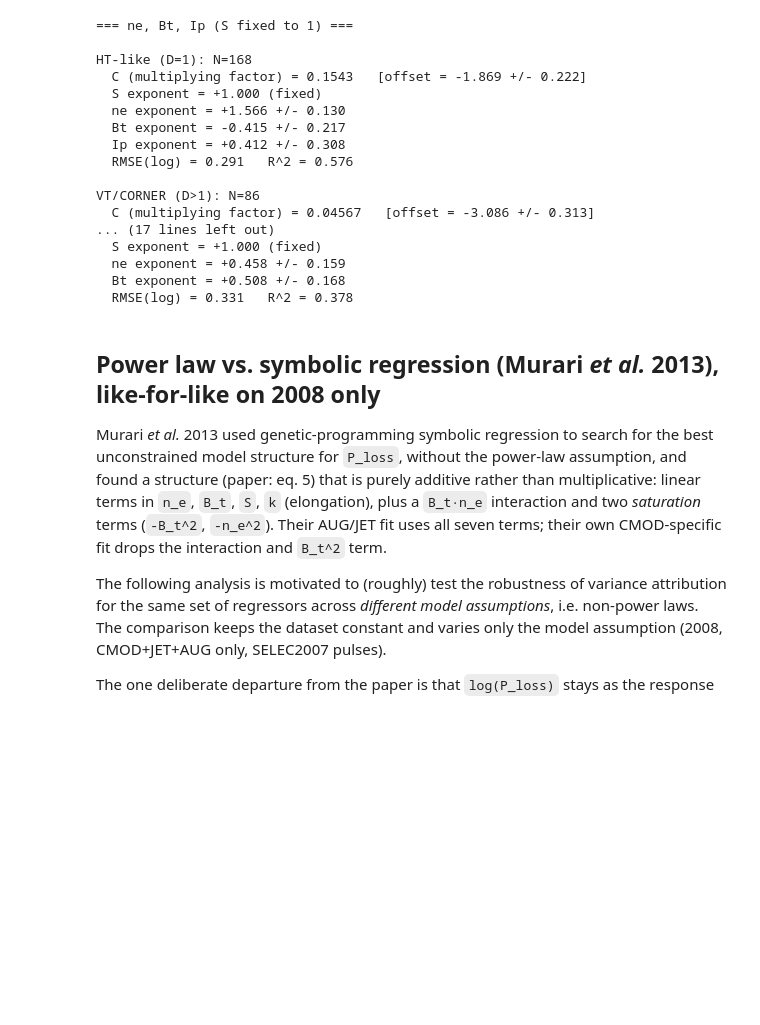
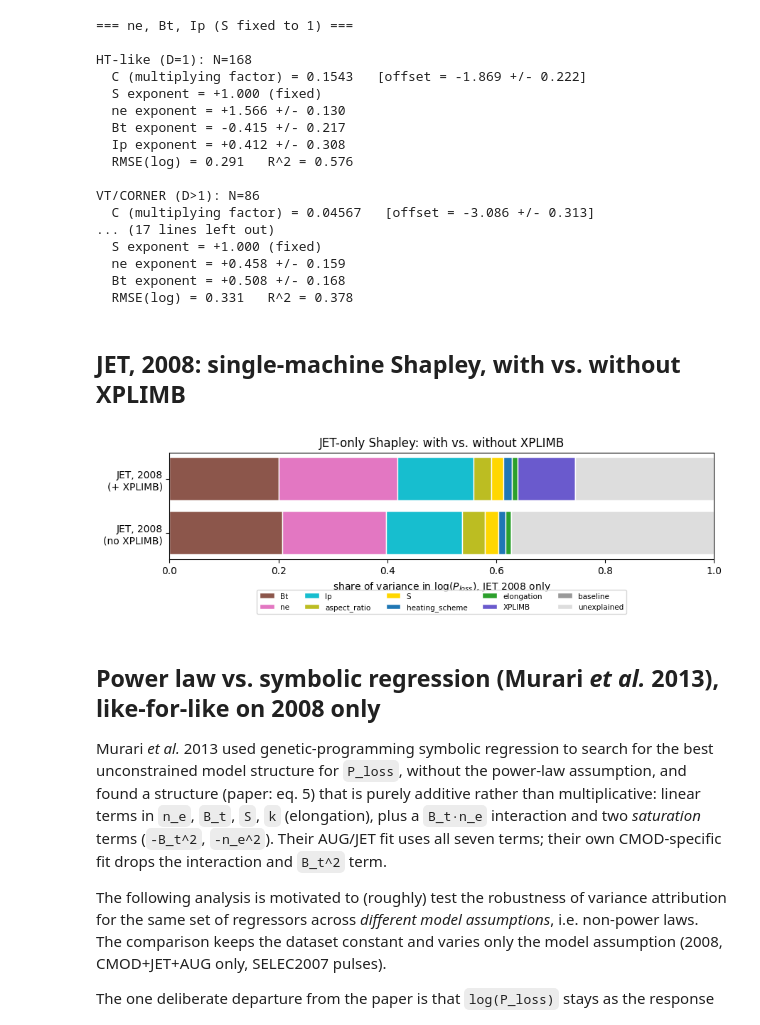
Before and after one commit to fionncur/IDStools, a Jupyter notebook: notebooks/threshold_variance_attribution.ipynb, the cells around one changed output. Saved outputs shown, nothing was run; the diff lists cells and outputs as text; code cells hidden in the pictures; blank space fills up the shorter version.

```diff
--- a/notebooks/threshold_variance_attribution.ipynb
+++ b/notebooks/threshold_variance_attribution.ipynb
@@ -86,8 +86,8 @@ def _path(md: dict, *keys: str, n: int) -> np.ndarray:
 
 
 def _temp(md: dict, *names: str, n: int) -> np.ndarray:
-    """First matching temporary-IDS quantity: dbvariable.<name> or standard_name.<name>."""
-    for bucket in ("dbvariable", "standard_name"):
+    """First matching temporary-IDS quantity: db_variable.<name> or standard_name.<name>."""
+    for bucket in ("db_variable", "standard_name"):
         for name in names:
             v = md.get(bucket, {}).get(name)
             if v is not None:
@@ -101,7 +101,7 @@ def load_pooled(dataset: str, selec_key: str, machines: list[str]) -> np.ndarray
     for machine in machines:
         sims = db.query_meta([
             ("dataset", dataset, QueryType.EQ), ("machine", machine, QueryType.EQ),
-            (f"dbvariable.{selec_key}", "1", QueryType.EQ),
+            (f"db_variable.{selec_key}", "1", QueryType.EQ),
         ])
         for sim in sims:
             md = sim.meta_dict()
@@ -119,9 +119,10 @@ def load_pooled(dataset: str, selec_key: str, machines: list[str]) -> np.ndarray
             rgeo = _path(md, "boundary", "geometric_axis_r", "value", n=n)
             amin = _path(md, "boundary", "minor_radius", "value", n=n)
             ip = _path(md, "global_quantities", "ip", "value", n=n)
+            xplimb = _temp(md, "XPLIMB", n=n)  # tc26 JET only
 
             n_slices = min(len(a) for a in
-                            (selec, bt, ne, plth, pl, splasma, meff, kappa, rgeo, amin, ip))
+                            (selec, bt, ne, plth, pl, splasma, meff, kappa, rgeo, amin, ip, xplimb))
             if n_slices == 0:
                 continue
             sel_mask = selec[:n_slices] == 1
@@ -129,17 +130,18 @@ def load_pooled(dataset: str, selec_key: str, machines: list[str]) -> np.ndarray
                 continue
             pl_eff = np.where(np.isnan(plth[:n_slices]), pl[:n_slices], plth[:n_slices])
             wall_idx = md.get("wall", {}).get("material", {}).get("index", np.nan)
-            auxheat_raw = md.get("dbvariable", {}).get("AUXHEAT")
-            divcon_raw = md.get("dbvariable", {}).get("DIVCON")  # tc26 JET only
+            auxheat_raw = md.get("db_variable", {}).get("AUXHEAT")
+            divcon_raw = md.get("db_variable", {}).get("DIVCON")  # tc26 JET only
             for i in np.nonzero(sel_mask)[0]:
                 ah = auxheat_raw[i] if auxheat_raw is not None and i < len(auxheat_raw) else None
                 dc = divcon_raw[i] if divcon_raw is not None and i < len(divcon_raw) else None
                 rows.append((machine, bt[i], ne[i], pl_eff[i], splasma[i], meff[i], kappa[i],
-                             rgeo[i], amin[i], ip[i], wall_idx, ah, dc))
+                             rgeo[i], amin[i], ip[i], wall_idx, ah, dc, xplimb[i]))
 
     dtype = [("machine", "U4"), ("bt", float), ("ne", float), ("pl", float), ("s", float),
              ("meff", float), ("kappa", float), ("rgeo", float), ("amin", float),
-             ("ip", float), ("wall_idx", float), ("auxheat", object), ("divcon", object)]
+             ("ip", float), ("wall_idx", float), ("auxheat", object), ("divcon", object),
+             ("XPLIMB", float)]
     return np.array(rows, dtype=dtype)
 
 
@@ -233,7 +235,7 @@ component_colors = {
     "Ip": "tab:cyan", "heating_scheme": "tab:blue", "machine_offset": "tab:purple",
     "machine_ip": "tab:cyan", "machine_bt": "tab:brown", "machine_ne": "tab:pink",
     "divcon_offset": "tab:red", "divcon_bt": "tab:brown", "divcon_ip": "tab:cyan", "divcon_ne": "tab:pink",
-    "isotope_mass": "indigo",
+    "isotope_mass": "indigo", "XPLIMB": "slateblue",
     "Bt_ne_interaction": "darkslategray", "Bt_saturation": "firebrick", "ne_saturation": "peru",
     "unexplained": "#dddddd",
 }
@@ -521,6 +523,47 @@ VT/CORNER (D>1): N=86
   ne exponent = +0.458 +/- 0.159
   Bt exponent = +0.508 +/- 0.168
   RMSE(log) = 0.331   R^2 = 0.378
+# %% [markdown]
+## JET, 2008: single-machine Shapley, with vs. without XPLIMB
+# %%
+def jet_only_blocks(d: np.ndarray, include_xplimb: bool) -> dict[str, np.ndarray]:
+    blocks = named_blocks(d, ["JET"], include_wall=False)
+    del blocks["machine_offset"]  # single machine: always zero-width, nothing to show
+    if include_xplimb:
+        blocks["XPLIMB"] = d["XPLIMB"].reshape(-1, 1)
+    return blocks
+
+
+dC_jet = dC[dC["machine"] == "JET"]
+base_jet = np.ones(len(dC_jet)).reshape(-1, 1)
+y_jet = np.log(dC_jet["pl"] / 1e6)
+result_jet_no_xplimb = shapley_r2(y_jet, base_jet, jet_only_blocks(dC_jet, include_xplimb=False))
+result_jet_xplimb = shapley_r2(y_jet, base_jet, jet_only_blocks(dC_jet, include_xplimb=True))
+
+comparison_jet_xplimb = {"JET, 2008\n(no XPLIMB)": result_jet_no_xplimb, "JET, 2008\n(+ XPLIMB)": result_jet_xplimb}
+
+all_components_xplimb = set(result_jet_no_xplimb) | set(result_jet_xplimb)
+component_order_xplimb = sorted(
+    (k for k in all_components_xplimb if k != "unexplained"),
+    key=lambda k: result_jet_no_xplimb.get(k, 0.0), reverse=True,
+)
+component_order_xplimb.append("unexplained")
+
+fig, ax = plt.subplots(figsize=(9, 3))
+labels = list(comparison_jet_xplimb.keys())
+bottoms = np.zeros(len(labels))
+for comp in component_order_xplimb:
+    vals = np.array([comparison_jet_xplimb[k].get(comp, 0.0) for k in labels])
+    ax.barh(labels, vals, left=bottoms, color=component_colors[comp], label=comp, edgecolor="white")
+    bottoms += vals
+
+ax.set_xlabel(r"share of variance in $\log(P_{loss})$, JET 2008 only")
+ax.set_xlim(0, 1)
+ax.set_title("JET-only Shapley: with vs. without XPLIMB")
+ax.legend(loc="upper center", bbox_to_anchor=(0.5, -0.25), ncol=5, fontsize=7.5)
+fig.tight_layout()
+# %% [output]
+[figure, added]
 # %% [markdown]
 ## Power law vs. symbolic regression (Murari *et al.* 2013), like-for-like on 2008 only
 
```
Also changed, not shown: parts of 3 cells of this notebook, 3 other files.
